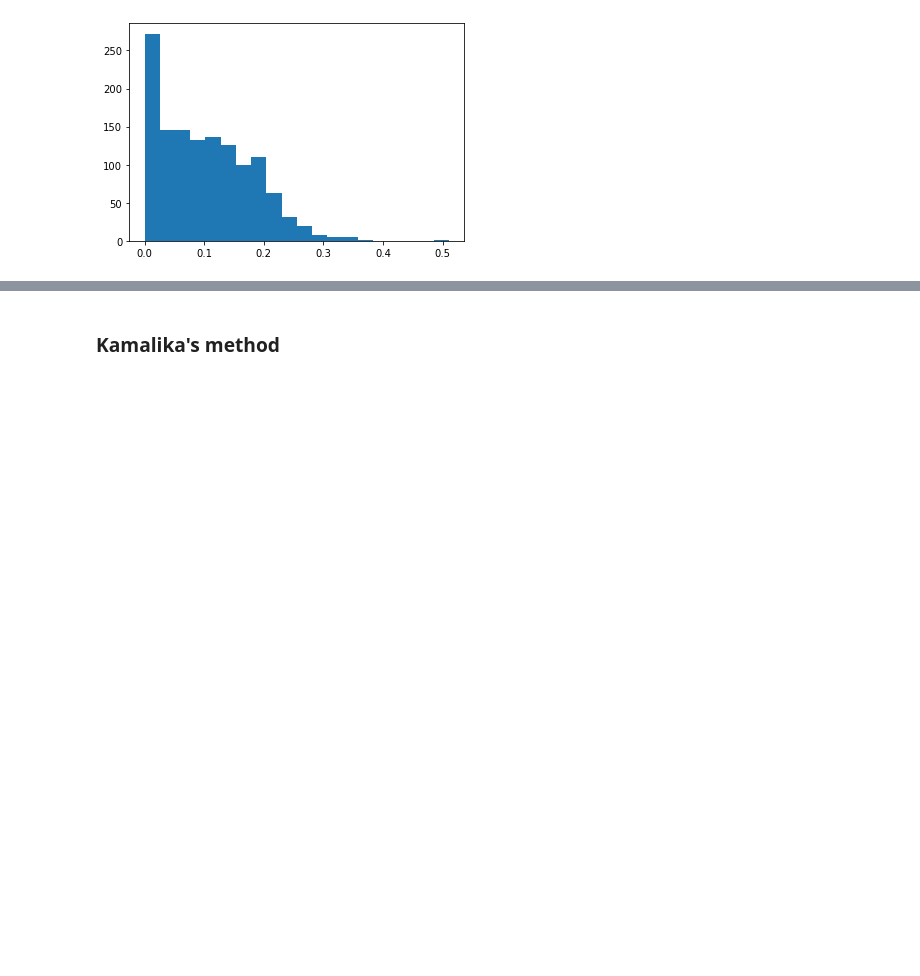
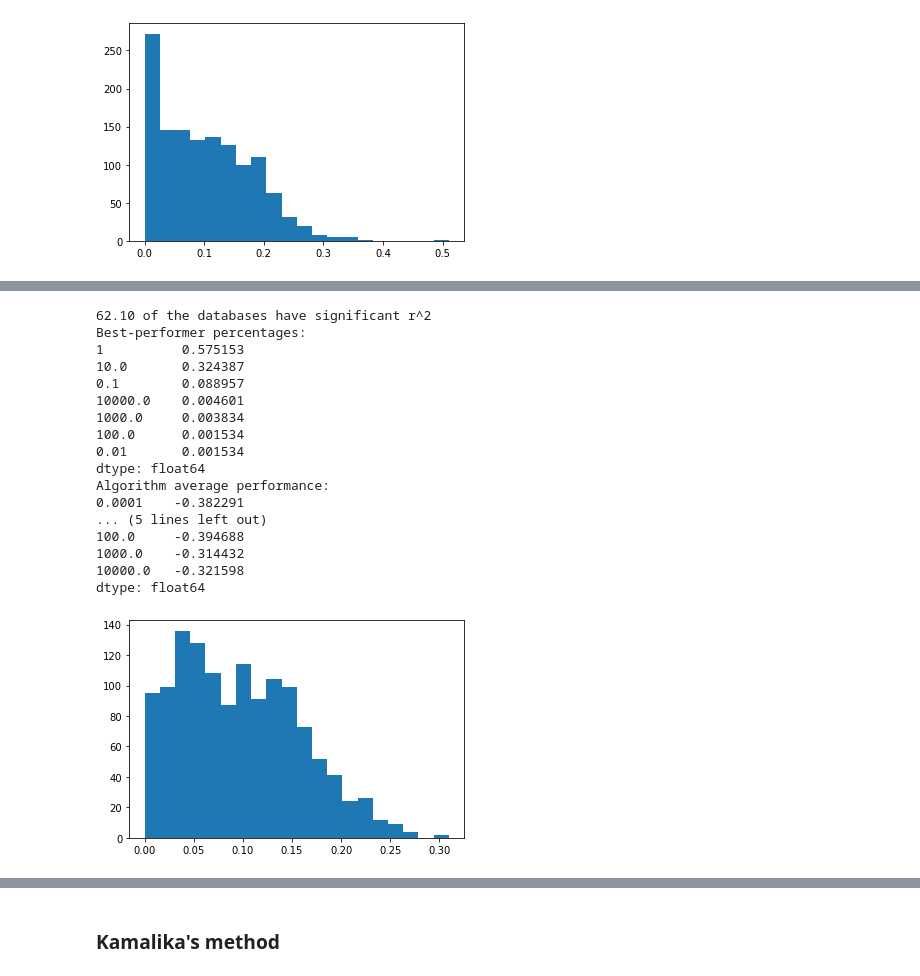
Before and after one commit to jimola/S18_Research, a Jupyter notebook: Python/LogRegChoice.ipynb, the cells around one changed output, grey strips where cells are left out. Drawn from its saved outputs; the diff is of its cells as text; code cells hidden in the pictures; blank space fills up the shorter version.

Commit message:
Ran choicemaker code but found strange bug in certain values of epsilon

```diff
--- a/Python/LogRegChoice.ipynb
+++ b/Python/LogRegChoice.ipynb
@@ -167,0 +140,6 @@ acm = pickle.load(open('adult_cm.pkl', 'rb'))
+# %%
+if rerun_gen_cms[0]:
+    acm = DTChoice(adult_data, DBMetafeatures(), alg_list(), verbose=20)
+    pickle.dump(acm, open(data_folder+'adult_cm.pkl', 'wb'))
+else:
+    acm = pickle.load(open(data_folder+'adult_cm.pkl', 'rb'))
@@ -167,0 +167,6 @@ acm = pickle.load(open('adult_cm.pkl', 'rb'))
+# %%
+if rerun_gen_cms[1]:
+    lcm = DTChoice(lending_data, DBMetafeatures(), alg_list(), verbose=20)
+    pickle.dump(lcm, open(data_folder+'lending_cm.pkl', 'wb'))
+else:
+    lcm = pickle.load(open(data_folder+'lending_cm.pkl', 'rb'))
@@ -168,3 +194,9 @@ acm = pickle.load(open('adult_cm.pkl', 'rb'))
+# %%
+if rerun_gen_cms[2]:
+    mcm = DTChoice(magic_data, DBMetafeatures(), alg_list(), verbose=20)
+    pickle.dump(mcm, open(data_folder+'magic_cm.pkl', 'wb'))
+else:
+    mcm = pickle.load(open(data_folder+'magic_cm.pkl', 'rb'))
 # %% [markdown]
 ### TEST of CM validity:
 Are there many databases where some algorithm has decently high $r^2$?
@@ -401,0 +258,14 @@ magic_errors = pd.concat(magic_errors, ignore_index=True)
+# %%
+def cm_simple_analysis(cm, thresh):
+    R = cm.regrets.copy()
+    R = R[R.max(axis=1) > thresh]
+    pct = R.shape[0] / cm.regrets.shape[0]
+    print("%0.2f of the databases have significant r^2" % (pct*100) )
+    print("Best-performer percentages:")
+    print(pd.value_counts(R.idxmax(axis=1)) / R.shape[0])
+    print("Algorithm average performance:")
+    print(R.mean(axis=0))
+    M = R.values.copy()
+    M.sort(axis=1)
+    dist = (M[:, -1] - M[:, -2])
+    _ = plt.hist(dist, bins=20)
@@ -401,0 +293,21 @@ magic_errors = pd.concat(magic_errors, ignore_index=True)
+# %%
+cm_simple_analysis(mcm, thresh=0.03)
+# %% [output]
+62.10 of the databases have significant r^2
+Best-performer percentages:
+1          0.575153
+10.0       0.324387
+0.1        0.088957
+10000.0    0.004601
+1000.0     0.003834
+100.0      0.001534
+0.01       0.001534
+dtype: float64
+Algorithm average performance:
+0.0001    -0.382291
+... (5 lines left out)
+100.0     -0.394688
+1000.0    -0.314432
+10000.0   -0.321598
+dtype: float64
+[figure, added]
```
Also changed, not shown: parts of 54 cells of this notebook, 8 other files.
